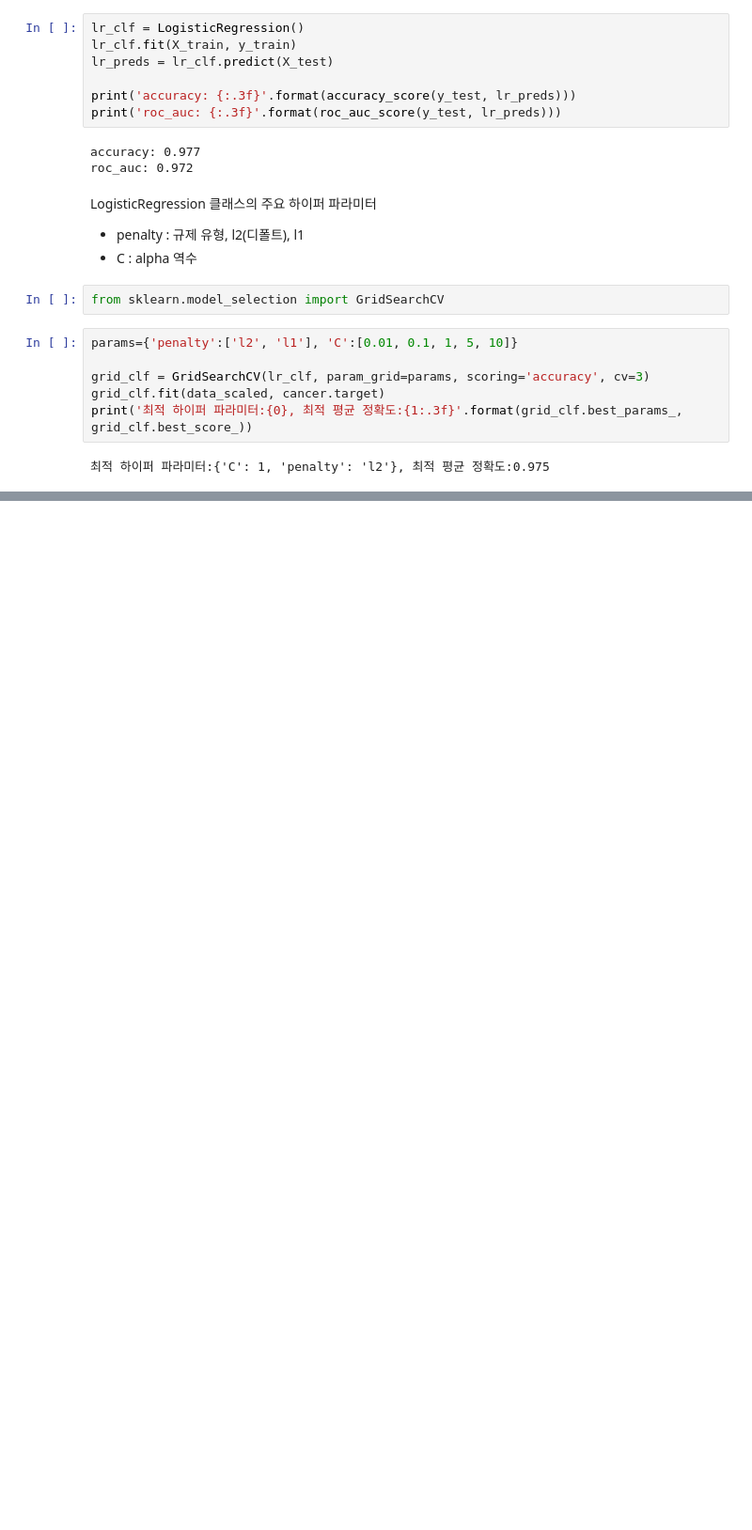
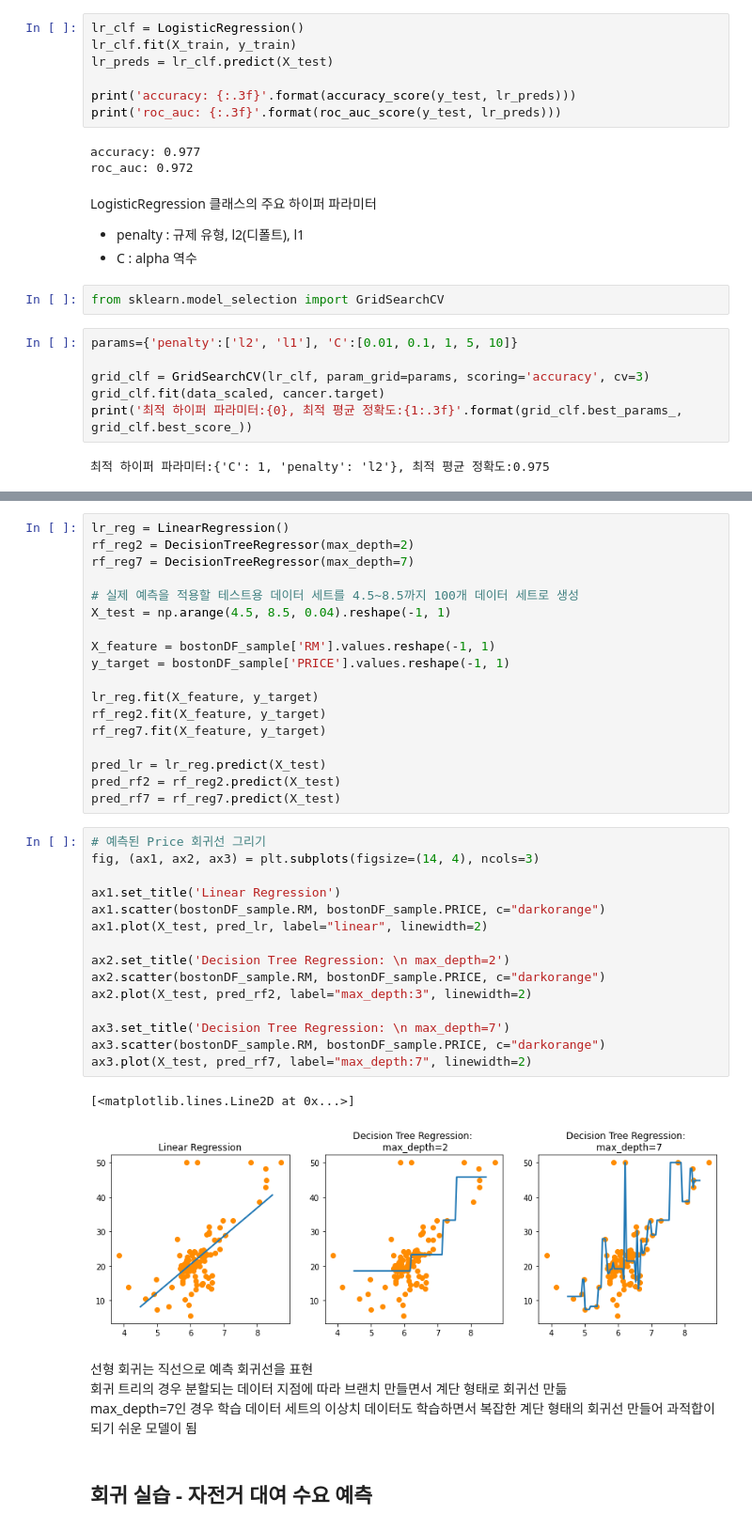
Before and after one commit to white-bean/Data-Analysis, a Jupyter notebook: Week_6/이지원_Week6.ipynb, the cells around one changed output, grey strips where cells are left out. Shown at 94% size. Saved outputs shown, nothing was run; the diff lists cells and outputs as text; blank space fills up the shorter version.

```diff
--- a/Week_6/이지원_Week6.ipynb
+++ b/Week_6/이지원_Week6.ipynb
@@ -847,0 +950,42 @@ print('최적 하이퍼 파라미터:{0}, 최적 평균 정확도:{1:.3f}'.forma
+# %%
+lr_reg = LinearRegression()
+rf_reg2 = DecisionTreeRegressor(max_depth=2)
+rf_reg7 = DecisionTreeRegressor(max_depth=7)
+
+# 실제 예측을 적용할 테스트용 데이터 세트를 4.5~8.5까지 100개 데이터 세트로 생성
+X_test = np.arange(4.5, 8.5, 0.04).reshape(-1, 1)
+
+X_feature = bostonDF_sample['RM'].values.reshape(-1, 1)
+y_target = bostonDF_sample['PRICE'].values.reshape(-1, 1)
+
+lr_reg.fit(X_feature, y_target)
+rf_reg2.fit(X_feature, y_target)
+rf_reg7.fit(X_feature, y_target)
+
+pred_lr = lr_reg.predict(X_test)
+pred_rf2 = rf_reg2.predict(X_test)
+pred_rf7 = rf_reg7.predict(X_test)
+# %%
+# 예측된 Price 회귀선 그리기
+fig, (ax1, ax2, ax3) = plt.subplots(figsize=(14, 4), ncols=3)
+
+ax1.set_title('Linear Regression')
+ax1.scatter(bostonDF_sample.RM, bostonDF_sample.PRICE, c="darkorange")
+ax1.plot(X_test, pred_lr, label="linear", linewidth=2)
+
+ax2.set_title('Decision Tree Regression: \n max_depth=2')
+ax2.scatter(bostonDF_sample.RM, bostonDF_sample.PRICE, c="darkorange")
+ax2.plot(X_test, pred_rf2, label="max_depth:3", linewidth=2)
+
+ax3.set_title('Decision Tree Regression: \n max_depth=7')
+ax3.scatter(bostonDF_sample.RM, bostonDF_sample.PRICE, c="darkorange")
+ax3.plot(X_test, pred_rf7, label="max_depth:7", linewidth=2)
+# %% [output]
+[<matplotlib.lines.Line2D at 0x...>]
+[figure, added]
+# %% [markdown]
+선형 회귀는 직선으로 예측 회귀선을 표현<br>
+회귀 트리의 경우 분할되는 데이터 지점에 따라 브랜치 만들면서 계단 형태로 회귀선 만듦<br>
+max_depth=7인 경우 학습 데이터 세트의 이상치 데이터도 학습하면서 복잡한 계단 형태의 회귀선 만들어 과적합이 되기 쉬운 모델이 됨
+# %% [markdown]
+## 회귀 실습 - 자전거 대여 수요 예측
```
Also changed, not shown: parts of 46 cells of this notebook.
